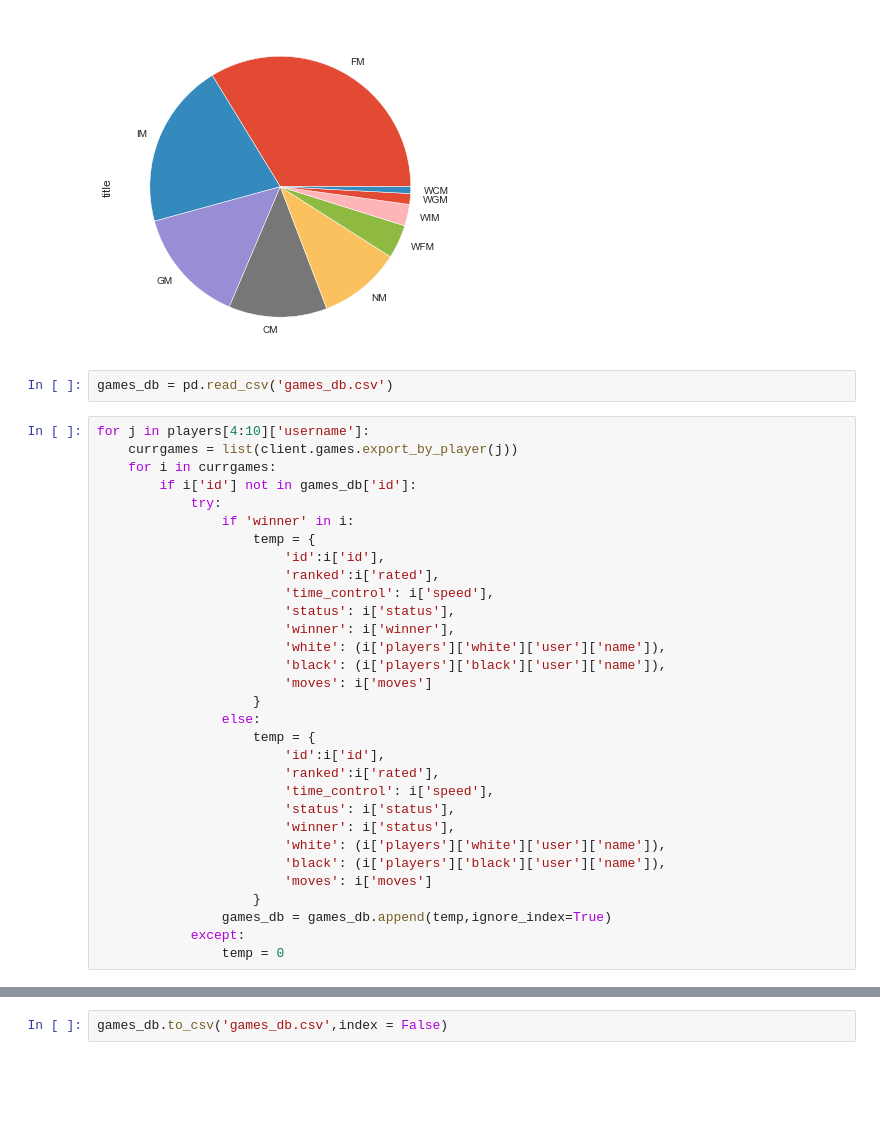
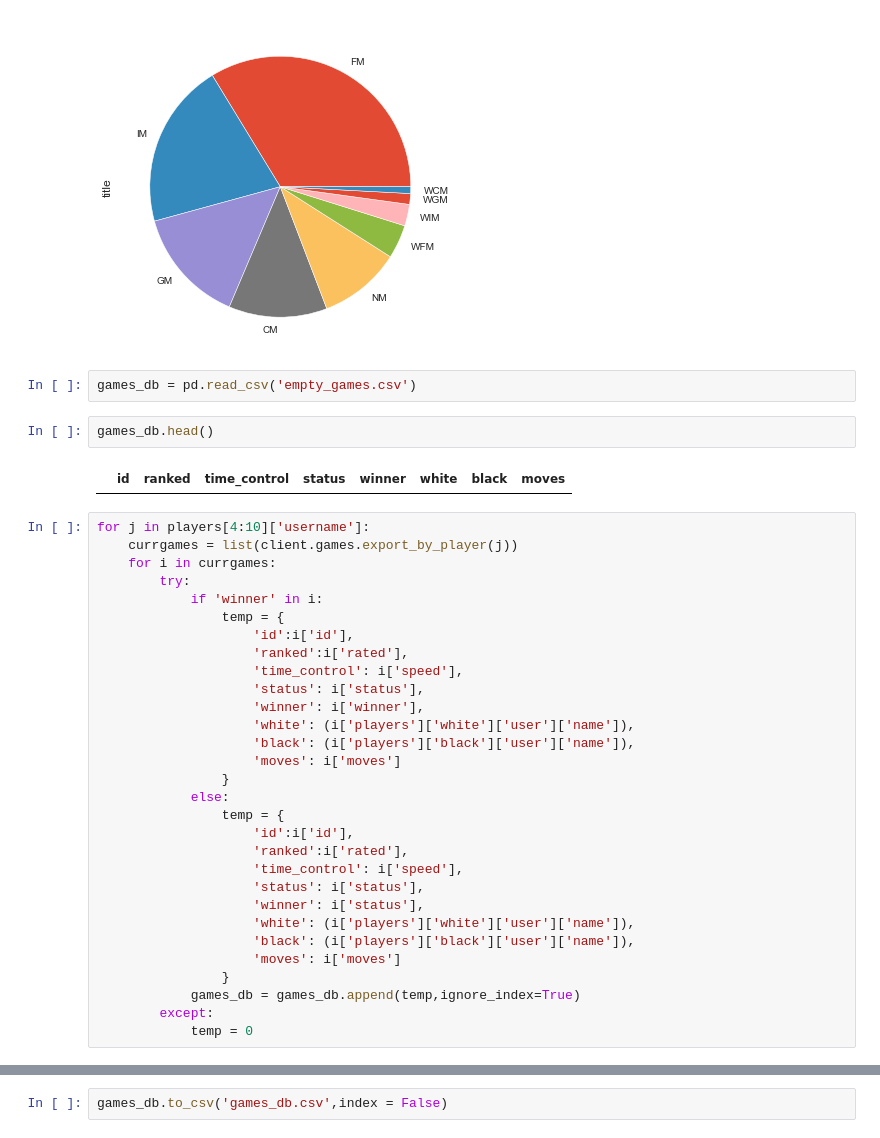
Before and after one commit to ra233686/MC536-Project, a Jupyter notebook: basic_fetcher.ipynb, the cells around one changed output, grey strips where cells are left out. Saved outputs shown, nothing was run; the diff lists cells and outputs as text; blank space fills up the shorter version.

```diff
--- a/basic_fetcher.ipynb
+++ b/basic_fetcher.ipynb
@@ -70,35 +70,38 @@ players['title'].value_counts().plot(kind='pie',figsize=(6,6))
 <AxesSubplot:ylabel='title'>
 [figure]
 # %%
-games_db = pd.read_csv('games_db.csv')
+games_db = pd.read_csv('empty_games.csv')
+# %%
+games_db.head()
+# %% [output]
+|  | id | ranked | time_control | status | winner | white | black | moves |
 # %%
 for j in players[4:10]['username']:
     currgames = list(client.games.export_by_player(j))
     for i in currgames:
-        if i['id'] not in games_db['id']:
-            try:
-                if 'winner' in i:
-                    temp = {
-                        'id':i['id'],
-                        'ranked':i['rated'],
-                        'time_control': i['speed'],
-                        'status': i['status'],
-                        'winner': i['winner'],
-                        'white': (i['players']['white']['user']['name']),
-                        'black': (i['players']['black']['user']['name']),
-                        'moves': i['moves']
-                    }
-                else:
-                    temp = {
-                        'id':i['id'],
-                        'ranked':i['rated'],
-                        'time_control': i['speed'],
-                        'status': i['status'],
-                        'winner': i['status'],
-                        'white': (i['players']['white']['user']['name']),
-                        'black': (i['players']['black']['user']['name']),
-                        'moves': i['moves']
-                    }
-                games_db = games_db.append(temp,ignore_index=True)
-            except:
-                temp = 0
+        try:
+            if 'winner' in i:
+                temp = {
+                    'id':i['id'],
+                    'ranked':i['rated'],
+                    'time_control': i['speed'],
+                    'status': i['status'],
+                    'winner': i['winner'],
+                    'white': (i['players']['white']['user']['name']),
+                    'black': (i['players']['black']['user']['name']),
+                    'moves': i['moves']
+                }
+            else:
+                temp = {
+                    'id':i['id'],
+                    'ranked':i['rated'],
+                    'time_control': i['speed'],
+                    'status': i['status'],
+                    'winner': i['status'],
+                    'white': (i['players']['white']['user']['name']),
+                    'black': (i['players']['black']['user']['name']),
+                    'moves': i['moves']
+                }
+            games_db = games_db.append(temp,ignore_index=True)
+        except:
+            temp = 0
```
Also changed, not shown: parts of 2 cells of this notebook, 1 other file.
